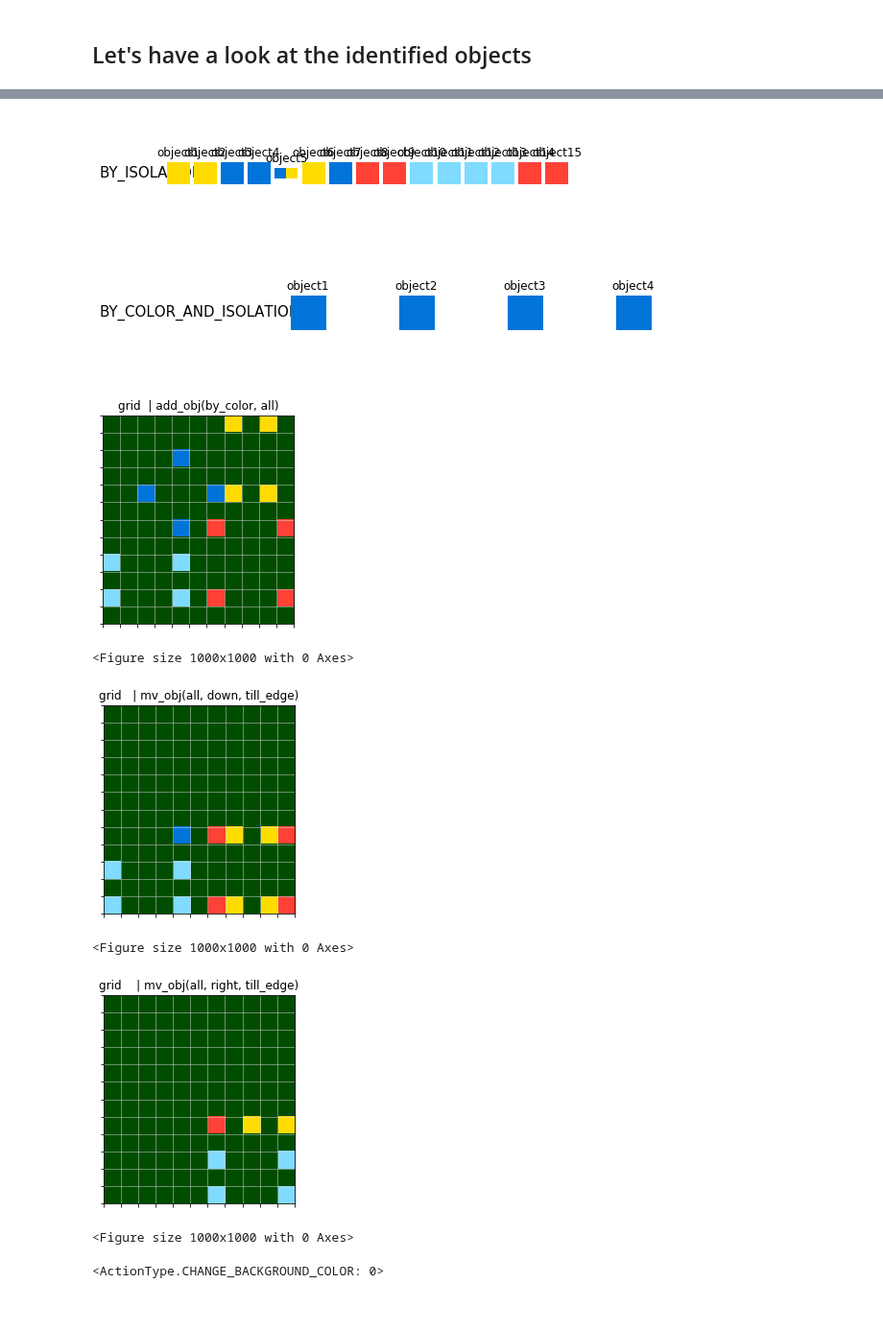
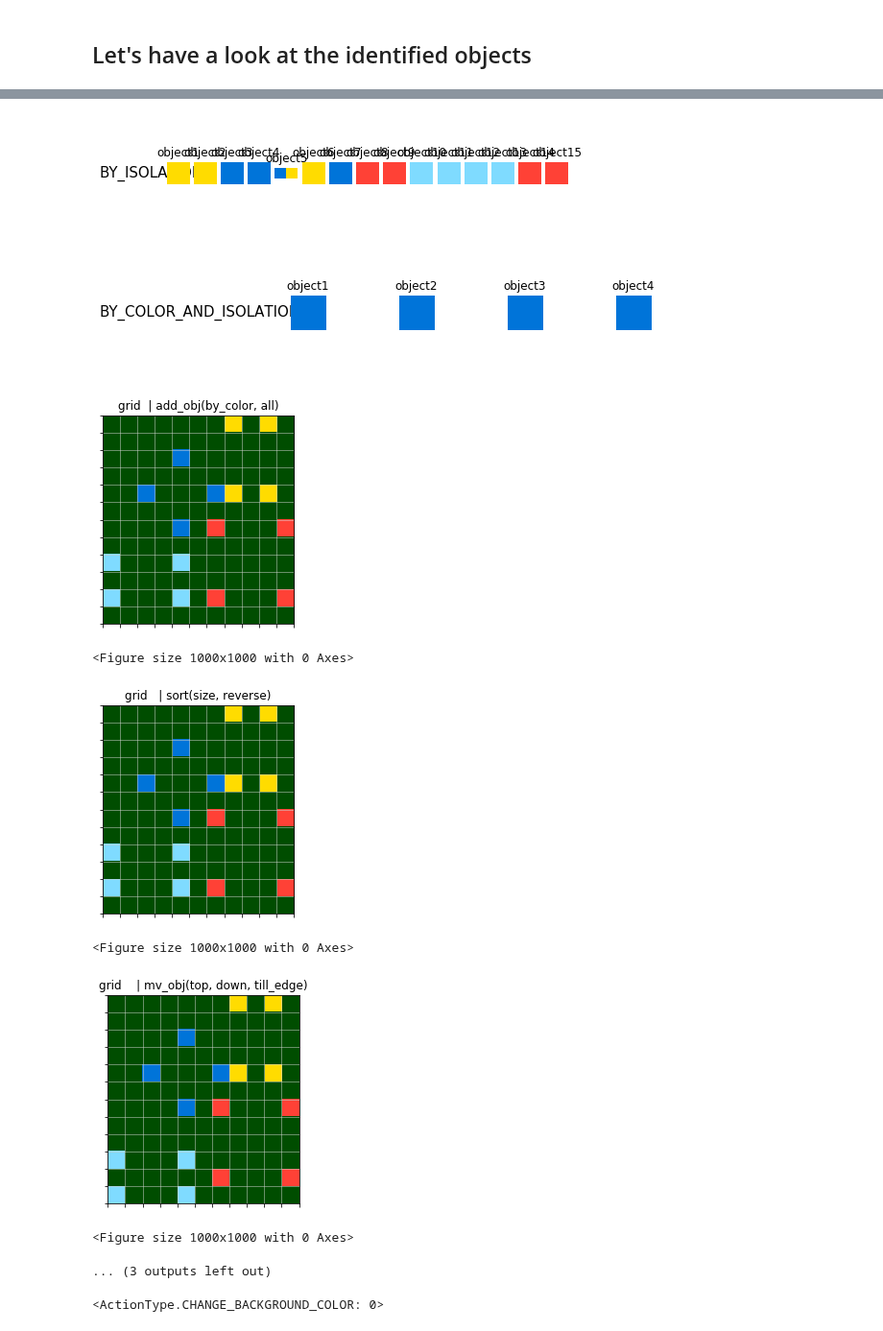
Before and after one commit to prohor33/arc, a Jupyter notebook: exps/object_detection.ipynb, the cells around one changed output, grey strips where cells are left out. Shown at 96% size. Cells and saved outputs as stored; diff of their text form; code cells hidden in the pictures.

```diff
--- a/exps/object_detection.ipynb
+++ b/exps/object_detection.ipynb
@@ -661,7 +646,8 @@ for task_num in TASK_NUM:
 
     grid0 = OutputGrid('grid | start', image.shape, background, arc.identified_objects)
 
-    exp_example = "add_obj(by_color, all); mv_obj(all, down, till_edge); mv_obj(all, right, till_edge)"
+    exp_example = "add_obj(by_color, all); sort(size, reverse); mv_obj(top, down, till_edge); " \
+                  "mv_obj(top, right, till_edge); mv_obj(all, to_top_object, centered)"
 
     expression = ExpressionParser(exp_example)
     grid1 = expression(grid0, plot_each_action=True)
@@ -673,14 +661,15 @@ running action: mv_obj(all, right, till_edge) ActionType.MOVE_OBJECT (<TargetObj
 [figure]
 [figure]
 [figure]
 [figure]
 [figure]
 [figure]
 <Figure size 1000x1000 with 0 Axes>
-[figure, old version]
+[figure, new version]
 <Figure size 1000x1000 with 0 Axes>
-[figure, old version]
+[figure, new version]
 <Figure size 1000x1000 with 0 Axes>
+... (3 outputs left out)
 # %%
 image = np.array(train_tasks[0]['train'][0]['input'])
 # %%
```
Also changed, not shown: parts of 6 cells of this notebook.
